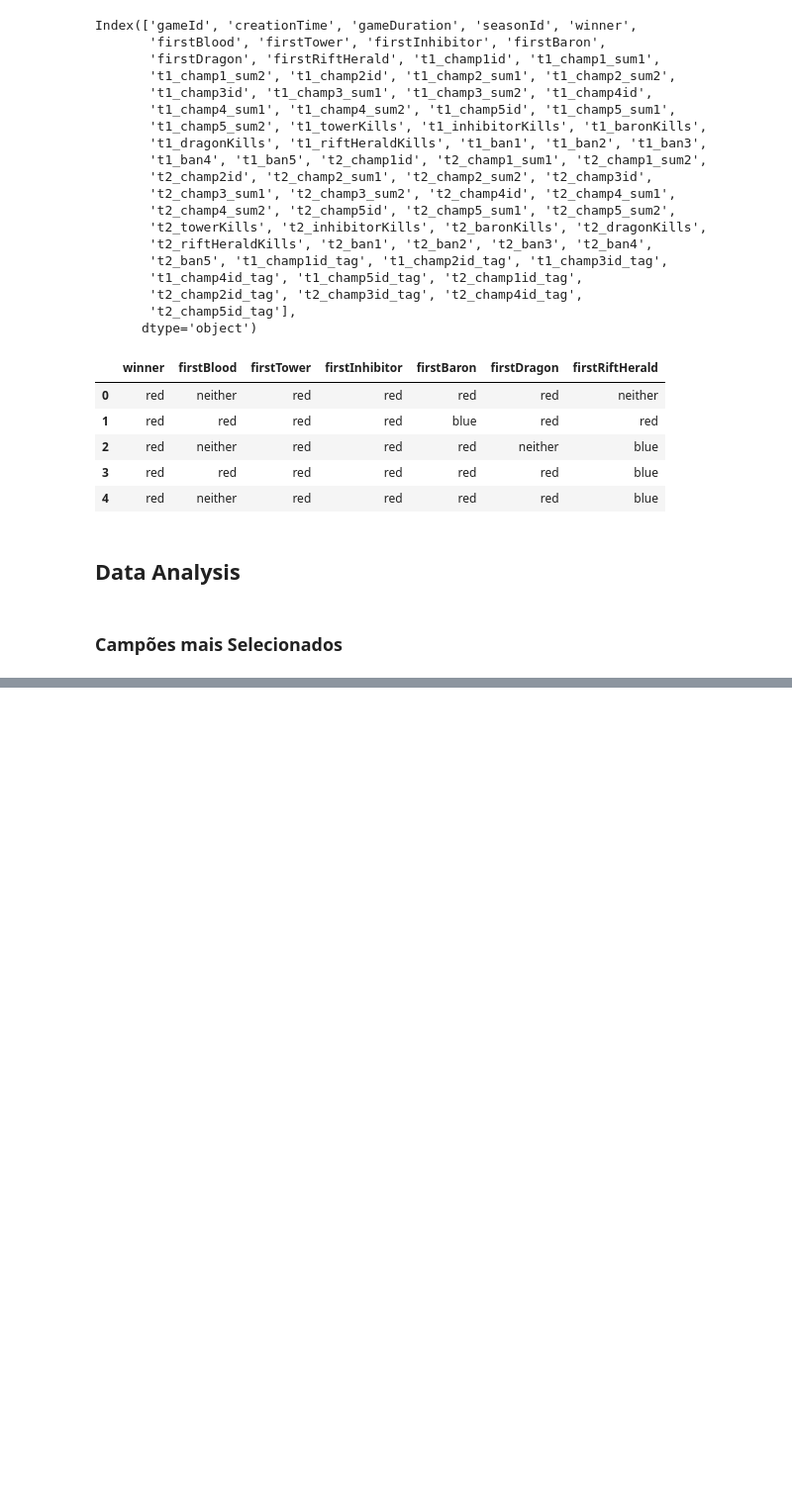
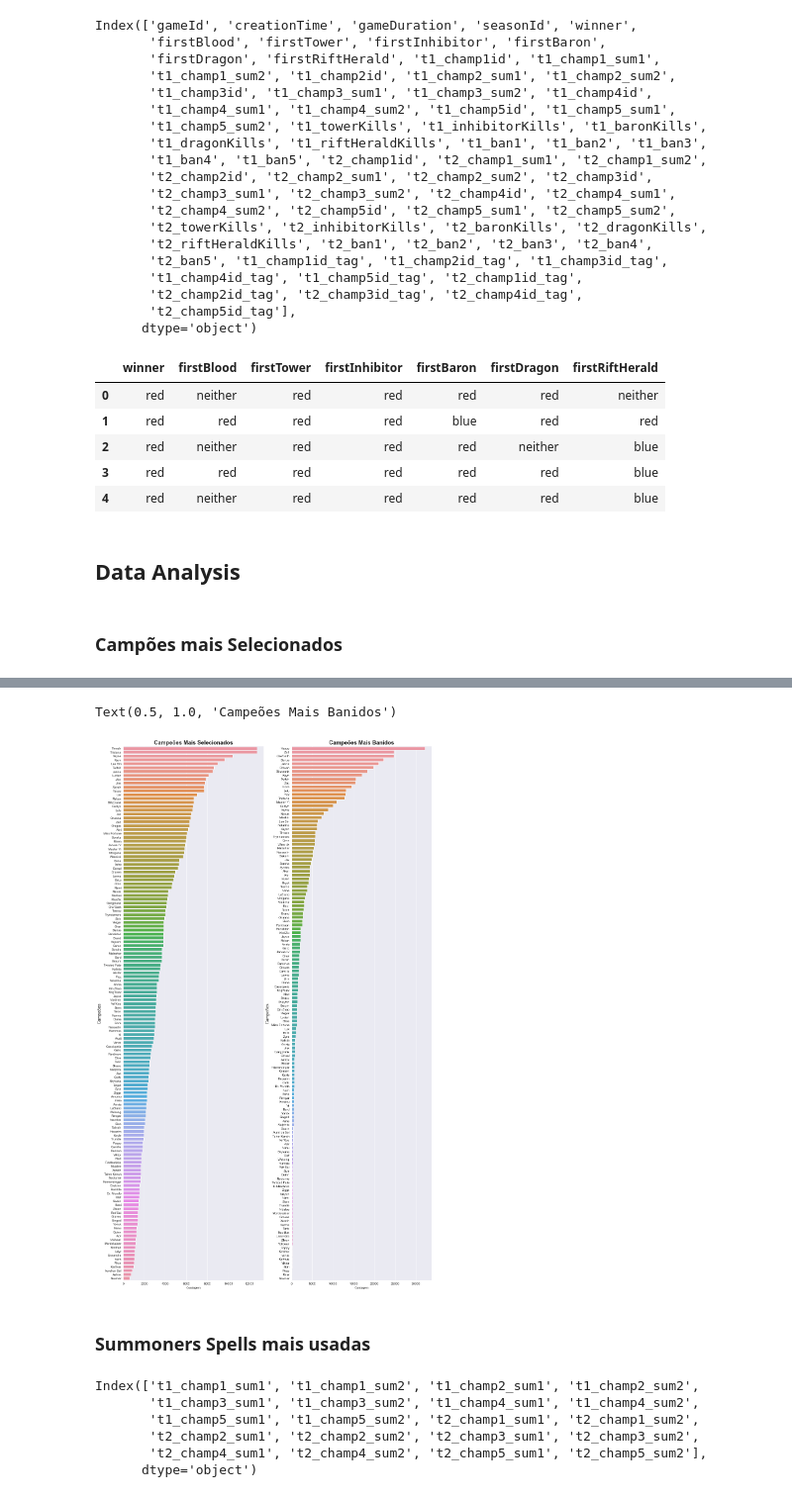
Before and after one commit to rafajovelho/League-Of-Legends-Data-Analysys, a Jupyter notebook: LoL.ipynb, the cells around one changed output, grey strips where cells are left out. Shown: that part at 99% size. Saved outputs shown, nothing was run; the diff lists cells and outputs as text; code cells hidden in the pictures; blank space fills up the shorter version.

```diff
--- a/LoL.ipynb
+++ b/LoL.ipynb
@@ -54,8 +54,8 @@ df.shape
 # %% [markdown]
 Importing champ and summoners spells dict
 # %%
-dict1 = pd.read_json('champion_info.json')
-dict2 = pd.read_json('champion_info_2.json')
+dict1 = pd.read_json('data/champion_info.json')
+dict2 = pd.read_json('data/champion_info_2.json')
 # %%
 type(dict1)
 # %% [output]
@@ -100,7 +100,7 @@ champInfo2[(champInfo2.index == 'MonkeyKing')]
 |  | tags | title | id | key | name |
 | MonkeyKing | [Fighter, Tank] | the Monkey King | 62 | MonkeyKing | Wukong |
 # %%
-dict3 = pd.read_json('summoner_spell_info.json')
+dict3 = pd.read_json('data/summoner_spell_info.json')
 # %%
 summon_spell = pd.read_json((dict3['data']).to_json(), orient = 'index')
 summon_spell.head()
@@ -434,0 +428,3 @@ df[champCols]
+# %%
+pickCols = pd.concat([df['t1_champ1id'],df['t1_champ2id'],df['t1_champ3id'],df['t1_champ4id'],df['t1_champ5id'],df['t2_champ1id'],df['t2_champ2id'],
+df['t2_champ3id'],df['t2_champ4id'],df['t2_champ5id']], axis = 0, sort= True)
@@ -434,0 +455,3 @@ df[champCols]
+# %%
+banCols = pd.concat([df['t1_ban1'], df['t1_ban2'], df['t1_ban3'],df['t1_ban4'],df['t1_ban5'],df['t2_ban1'],df['t2_ban2'],df['t2_ban3'],
+	df['t2_ban4'],df['t2_ban5']], axis = 0, sort = True)
@@ -434,0 +473,27 @@ df[champCols]
+# %%
+fig, (ax1,ax2) = plt.subplots(ncols = 2, nrows= 1, sharey = False, figsize= (18,32))
+
+ax1 = sns.barplot(data = pickCols, x = pickCols.value_counts(), y = pickCols.value_counts().index, ax = ax1, orient = 'h')
+ax2 = sns.barplot(data = banCols, x = banCols.value_counts(), y = banCols.value_counts().index, ax = ax2, orient= 'h')
+
+ax1.set_ylabel('Campeões', fontdict={'fontsize': 14})
+ax1.set_xlabel('Contagem')
+ax1.set_title('Campeões Mais Selecionados', fontdict={'fontsize': 18}, fontweight = 'bold')
+
+ax2.set_ylabel('Campeões', fontdict={'fontsize': 14})
+ax2.set_xlabel('Contagem')
+ax2.set_title('Campeões Mais Banidos', fontdict={'fontsize': 18}, fontweight = 'bold')
+# %% [output]
+Text(0.5, 1.0, 'Campeões Mais Banidos')
+[figure, added]
+# %% [markdown]
+### Summoners Spells mais usadas
+# %%
+df[sumCols].columns
+# %% [output]
+Index(['t1_champ1_sum1', 't1_champ1_sum2', 't1_champ2_sum1', 't1_champ2_sum2',
+       't1_champ3_sum1', 't1_champ3_sum2', 't1_champ4_sum1', 't1_champ4_sum2',
+       't1_champ5_sum1', 't1_champ5_sum2', 't2_champ1_sum1', 't2_champ1_sum2',
+       't2_champ2_sum1', 't2_champ2_sum2', 't2_champ3_sum1', 't2_champ3_sum2',
+       't2_champ4_sum1', 't2_champ4_sum2', 't2_champ5_sum1', 't2_champ5_sum2'],
+      dtype='object')
```
Also changed, not shown: parts of 15 cells of this notebook.
